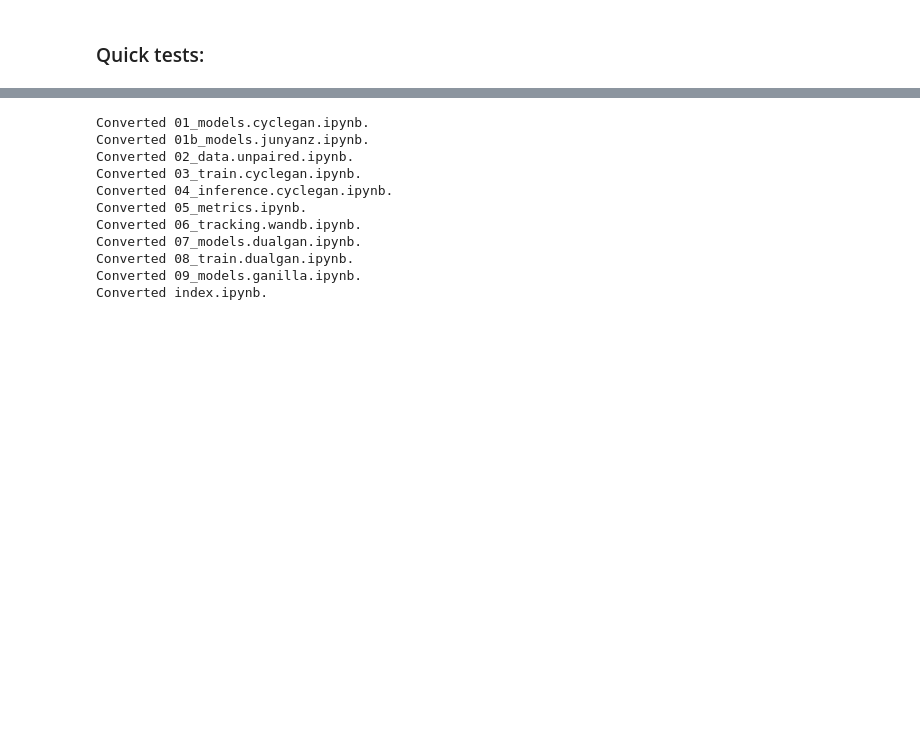
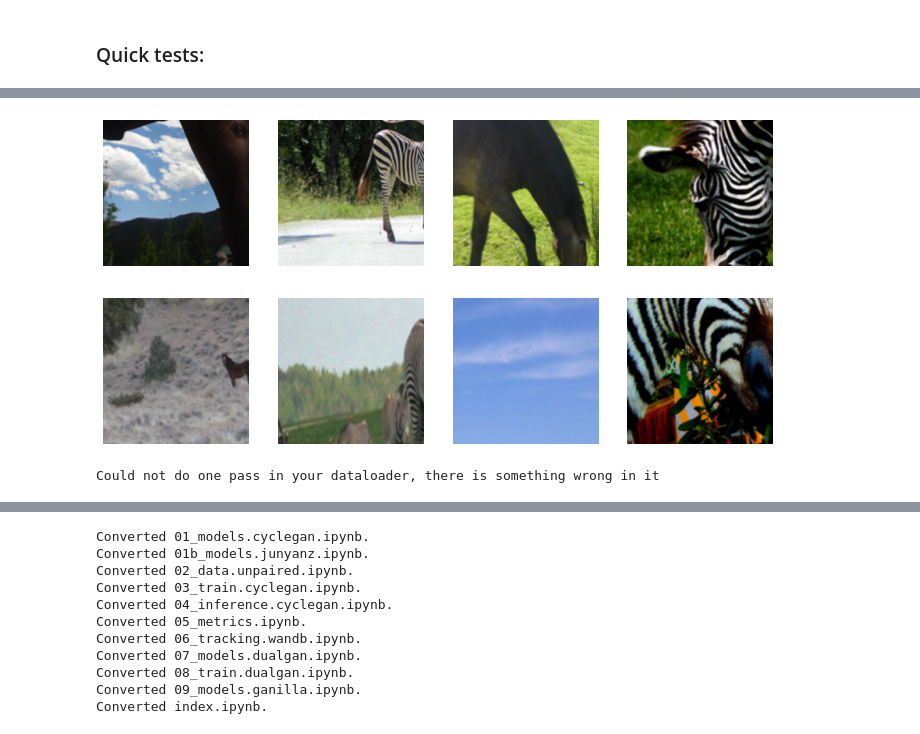
Before and after one commit to tmabraham/UPIT, a Jupyter notebook: nbs/02_data.unpaired.ipynb, the cells around one changed output, grey strips where cells are left out. Saved outputs shown, nothing was run; the diff lists cells and outputs as text; code cells hidden in the pictures; blank space fills up the shorter version.

```diff
--- a/nbs/02_data.unpaired.ipynb
+++ b/nbs/02_data.unpaired.ipynb
@@ -100,0 +103,6 @@ plt.imshow(dls.after_batch.decode(xb)[0].cpu().permute(1,2,0).numpy())
+# %%
+#export
+class ToTensor_(Transform):
+    "Convert item to appropriate tensor class"
+    order = 5
+    def encodes(self, o:PILImage): return TensorImage_(image2tensor(o))
@@ -150,4 +192,8 @@ dls = get_dls(trainA_path, trainB_path,num_A=num_A,num_B=num_B,load_size=load_si
 test_eq(len(dls[0]),int(min(num_A,num_B)/bs))
 # %%
 dls = get_dls(trainA_path, trainB_path,num_A=num_A,num_B=num_B,load_size=load_size,crop_size=crop_size,
-              batch_tfms=[IntToFloatTensor, *aug_transforms(size=224), Normalize.from_stats(*imagenet_stats)], bs=bs)
+              batch_tfms=[*aug_transforms(size=224), Normalize.from_stats(mean=0.5, std=0.5)], bs=bs)
+# %%
+dls.show_batch()
+# %% [output]
+[figure, added]
@@ -153,0 +202,4 @@ dls = get_dls(trainA_path, trainB_path,num_A=num_A,num_B=num_B,load_size=load_si
+# %%
+dls = get_dls(trainA_path, trainB_path,num_A=num_A,num_B=num_B,load_size=load_size,crop_size=crop_size, normalize=True, bs=bs)
+# %% [output]
+Could not do one pass in your dataloader, there is something wrong in it
```
Also changed, not shown: parts of 15 cells of this notebook, 3 other files.
